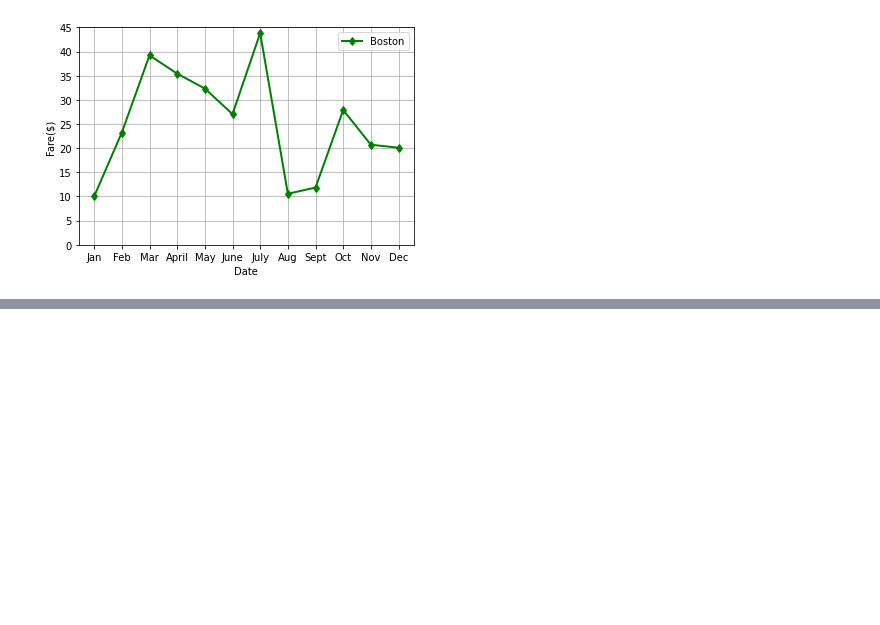
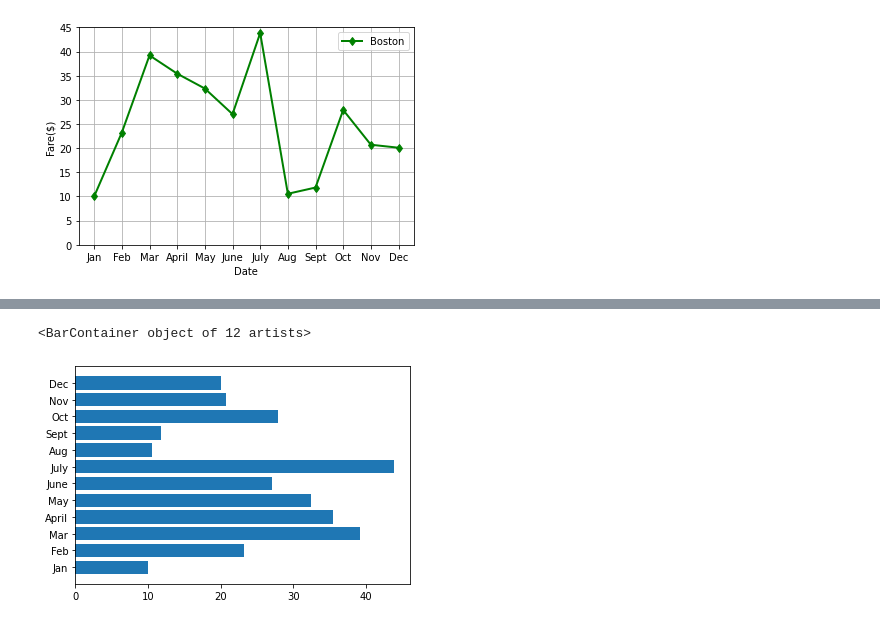
Before and after one commit to fadlnabbouh/pyber_analysis, a Jupyter notebook: matplotlib_practice.ipynb, the cells around one changed output, grey strips where cells are left out. Drawn from its saved outputs; the diff is of its cells as text; code cells hidden in the pictures; blank space fills up the shorter version.

```diff
--- a/matplotlib_practice.ipynb
+++ b/matplotlib_practice.ipynb
@@ -80,0 +105,5 @@ ax.grid()
+# %%
+plt.barh(x_axis, y_axis)
+# %% [output]
+<BarContainer object of 12 artists>
+[figure, added]
```
Also changed, not shown: parts of 25 cells of this notebook.
